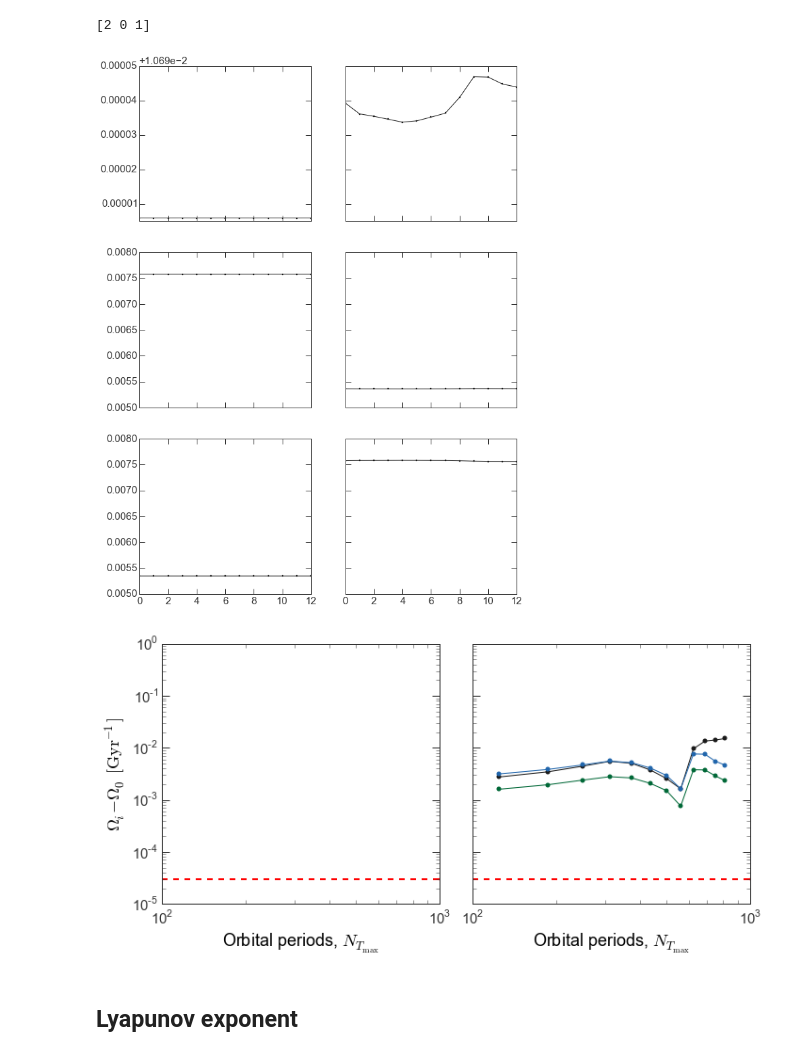
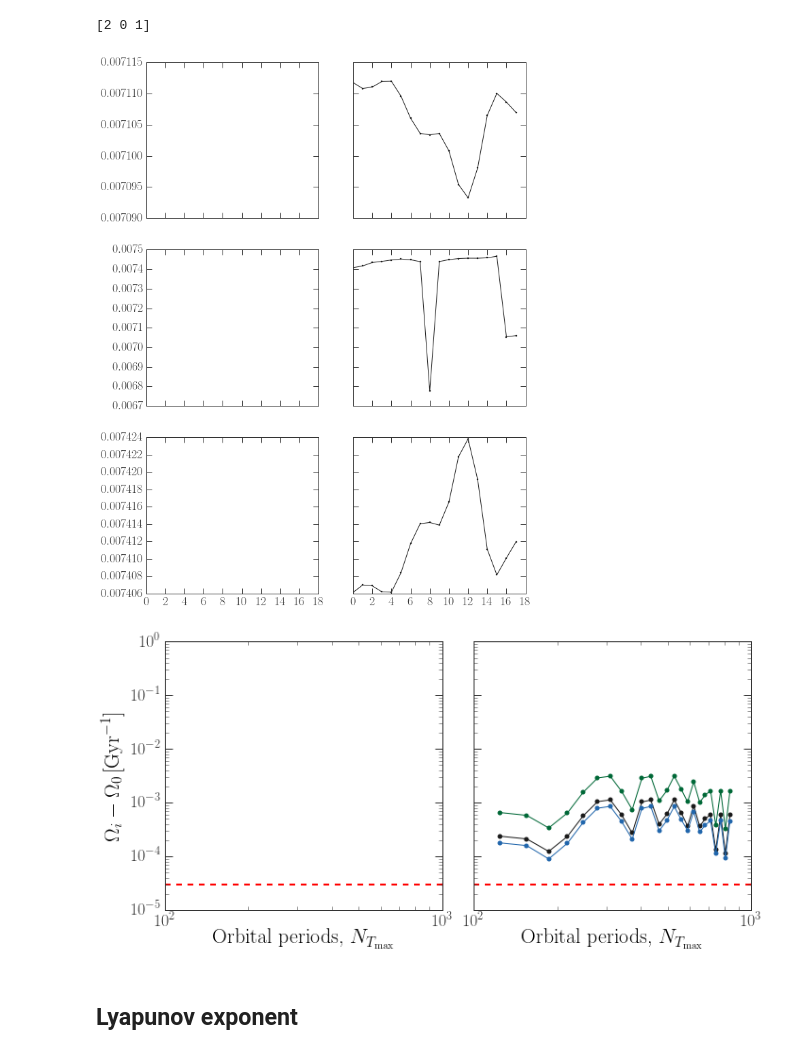
Before and after one commit to adrn/StreamMorphology, a Jupyter notebook: notebooks/Figure - two orbits.ipynb, the cells around one changed output. Drawn from its saved outputs; the diff is of its cells as text; code cells hidden in the pictures.

```diff
--- a/notebooks/Figure - two orbits.ipynb
+++ b/notebooks/Figure - two orbits.ipynb
@@ -127,12 +115,10 @@ fig.subplots_adjust(hspace=0.)
 fig,axes = plt.subplots(3,2,figsize=(8,12),sharex=True,sharey=True)
 
 for i in range(2):
-    axes[0,i].plot(w[100000:300000,i,ix[0]], w[100000:300000,i,ix[1]],
-                   marker=None, linestyle='-', alpha=1., c=cs[i])
-    axes[1,i].plot(w[450000:650000,i,ix[0]], w[450000:650000,i,ix[1]],
-                   marker=None, linestyle='-', alpha=1., c=cs[i])
-    axes[2,i].plot(w[600000:800000,i,ix[0]], w[600000:800000,i,ix[1]],
-                   marker=None, linestyle='-', alpha=1., c=cs[i])
+    derp = w.shape[0] // 10
+    for j in range(3):
+        axes[j,i].plot(w[j*derp:(j+1)*derp,i,plotix[0]], w[j*derp:(j+1)*derp,i,plotix[1]],
+                       marker=None, linestyle='-', alpha=1., c=cs[i])
 
 axes[0,0].set_xlim(-42,42)
 axes[0,0].set_ylim(-42,42)
@@ -145,7 +131,7 @@ fig.subplots_adjust(hspace=0.)
 ## Frequency Diffusion
 # %%
 f_nsteps = nsteps // 4
-df_nsteps = f_nsteps // 4
+df_nsteps = f_nsteps // 8
 print(nperiods // 4)
 # %% [output]
 250
@@ -159,7 +145,11 @@ slow_freqs = list()
 for i1,i2 in f_ixes:
     i2 += 1
     print(i1,i2)
-    freqs,d,ixes,is_tube = gd.naff.orbit_to_freqs(t[i1:i2:2], w[i1:i2:2,0], silently_fail=False, nintvec=5)
+    naff = gd.NAFF(t[i1:i2:2])
+    new_w = gd.align_circulation_with_z(w[:,0],loop[0])
+    new_w = gc.poincare_polar(new_w[i1:i2:2])
+    fs = [(new_w[:,i]+1j*new_w[:,i+3]) for i in range(3)]
+    freqs,d,ixes = naff.find_fundamental_frequencies(fs, nintvec=5)
     print(np.abs(freqs))
     slow_freqs.append(np.abs(freqs).tolist())
 slow_freqs = np.array(slow_freqs)
@@ -197,8 +181,11 @@ fast_freqs = list()
 for i1,i2 in f_ixes:
     i2 += 1
     print(i1,i2)
-    naff = gd.NAFF(t[i1:i2:2])
-    fs = gd.poincare_polar(w[i1:i2:2,1])
+    naff = gd.NAFF(t[i1:i2])
+#     new_w = gd.align_circulation_with_z(w[i1:i2,1],loop[1])
+#     new_w = gc.poincare_polar(new_w)
+    new_w = w[i1:i2,1]
+    fs = [(new_w[:,i]+1j*new_w[:,i+3]) for i in range(3)]
     freqs,d,ixes = naff.find_fundamental_frequencies(fs, nintvec=5)
 #     freqs,d,ixes,is_tube = gd.naff.orbit_to_freqs(t[i1:i2:2], w[i1:i2:2,1], silently_fail=False, nintvec=5)
     print(np.abs(freqs))
@@ -236,14 +225,14 @@ print(sorted_ixes)
 # %%
 fig,axes = plt.subplots(3,2,figsize=(10,14),sharex=True, sharey='row')
 
 for i,row in enumerate(axes):
-    row[0].plot(slow_freqs[:,i])
+#     row[0].plot(slow_freqs[:,i])
     row[1].plot(fast_freqs[:,i])
 
 # axes[0].set_xlim(0.62,0.635)
 # axes[0].set_ylim(0.665,0.68)
 # %% [output]
-[figure, old version]
+[figure, new version]
 # %%
 fig,axes = plt.subplots(1,2,figsize=(10,5), sharex=True, sharey=True)
 
@@ -258,8 +247,9 @@ tttt = np.array([(derp[0]+derp[1])/2. for derp in f_ixes])*dt / T.max()
 for i,f in enumerate([slow_freqs, fast_freqs]):
     for j in range(3):
 #         mean_f = f[1:,sorted_ixes[j]].mean()
-        mean_f = f[0,sorted_ixes[j]]
-        max_x = (f[1:,sorted_ixes[j]] - mean_f) # / mean_f * 100.
+        # mean_f = f[0,sorted_ixes[j]]
+        # max_x = (f[1:,sorted_ixes[j]] - mean_f) # / mean_f * 100.
+        max_x = f[1:,sorted_ixes[j]] - f[:-1,sorted_ixes[j]]
         axes[i].loglog(tttt[:-1], np.abs(max_x)*1000., marker='o', linestyle='-')
 
 axes[0].axhline(3E-8*1000., linestyle='dashed', linewidth=2., c='r')
@@ -278,7 +268,7 @@ axes[0].set_ylim(1E-8*1000., 1E-3*1000.)
 fig.tight_layout()
 # fig.savefig("/Users/adrian/papers/papers/stream-morphology/figures/freq-diff-orbits.pdf")
 # %% [output]
-[figure, old version]
+[figure, new version]
 # %% [markdown]
 ## Lyapunov exponent
 # %% [markdown]
```
Also changed, not shown: parts of 20 cells of this notebook, 3 other files.
